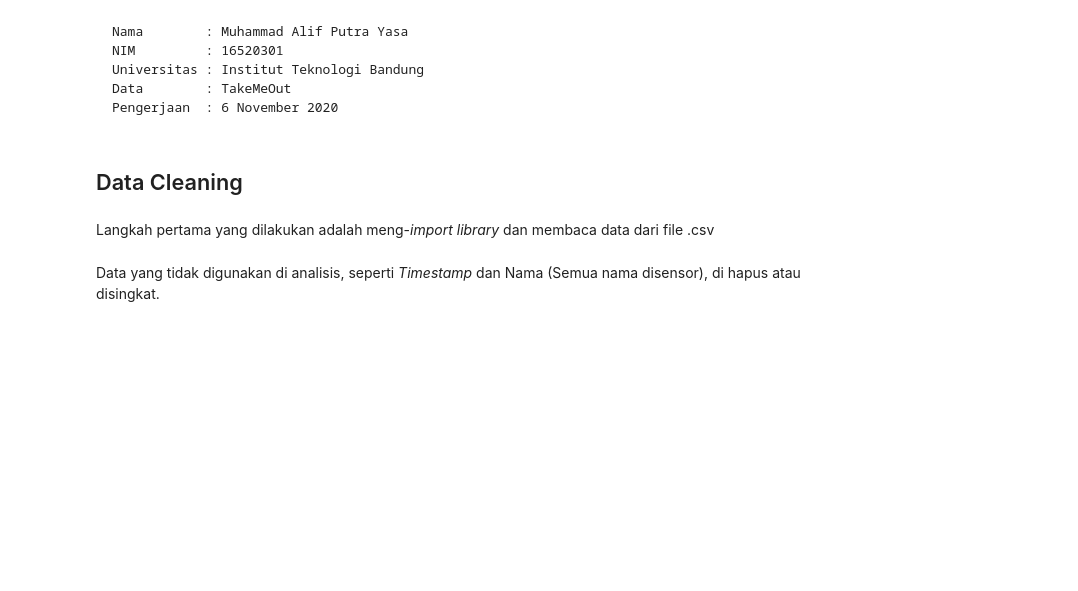
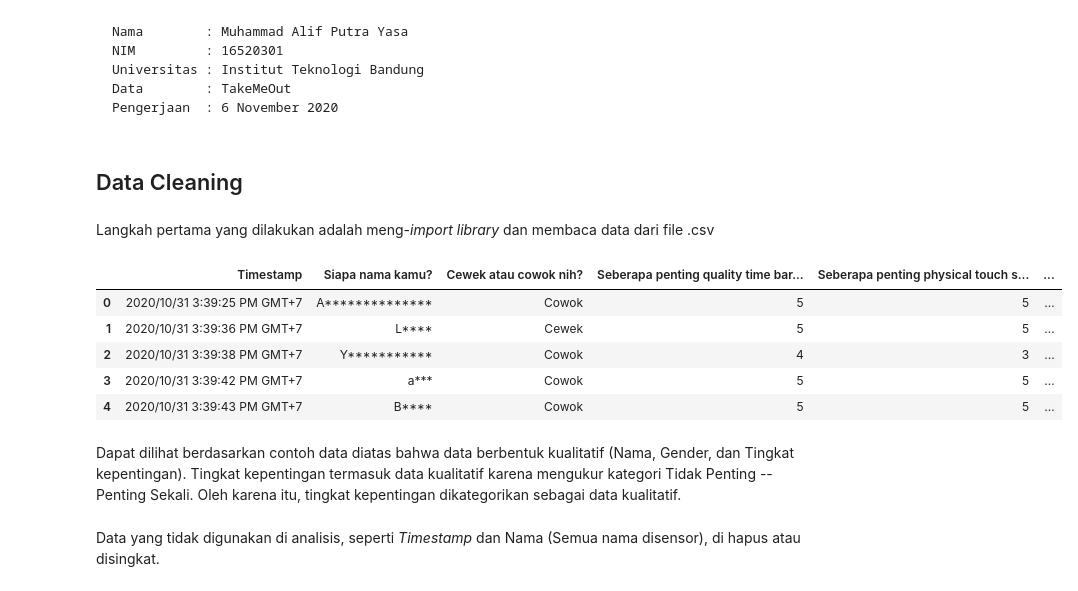
Before and after one commit to gdscitb/DSCDataScience, a Jupyter notebook: EksplorasiData_Muhammad Alif Putra Yasa/Analisis Data TakeMeOut.ipynb, the cells around one changed output. Cells and saved outputs as stored; diff of their text form; code cells hidden in the pictures; blank space fills up the shorter version.

```diff
--- a/EksplorasiData_Muhammad Alif Putra Yasa/Analisis Data TakeMeOut.ipynb
+++ b/EksplorasiData_Muhammad Alif Putra Yasa/Analisis Data TakeMeOut.ipynb
@@ -21,6 +22,18 @@ import scipy.stats as spsts
 
 # Membaca Data
 data = pd.read_csv('takemeout.csv')
+# %%
+# Melihat data
+data.head()
+# %% [output]
+|  | Timestamp | Siapa nama kamu? | Cewek atau cowok nih? | Seberapa penting quality time bar... | Seberapa penting physical touch s... | ... |
+| 0 | 2020/10/31 3:39:25 PM GMT+7 | A************** | Cowok | 5 | 5 | ... |
+| 1 | 2020/10/31 3:39:36 PM GMT+7 | L**** | Cewek | 5 | 5 | ... |
+| 2 | 2020/10/31 3:39:38 PM GMT+7 | Y*********** | Cowok | 4 | 3 | ... |
+| 3 | 2020/10/31 3:39:42 PM GMT+7 | a*** | Cowok | 5 | 5 | ... |
+| 4 | 2020/10/31 3:39:43 PM GMT+7 | B**** | Cowok | 5 | 5 | ... |
+# %% [markdown]
+Dapat dilihat berdasarkan contoh data diatas bahwa data berbentuk kualitatif (Nama, Gender, dan Tingkat kepentingan). Tingkat kepentingan termasuk data kualitatif karena mengukur kategori Tidak Penting -- Penting Sekali. Oleh karena itu, tingkat kepentingan dikategorikan sebagai data kualitatif.
 # %% [markdown]
 Data yang tidak digunakan di analisis, seperti *Timestamp* dan Nama (Semua nama disensor), di hapus atau disingkat.
 # %%
```
Also changed, not shown: parts of 13 cells of this notebook.
